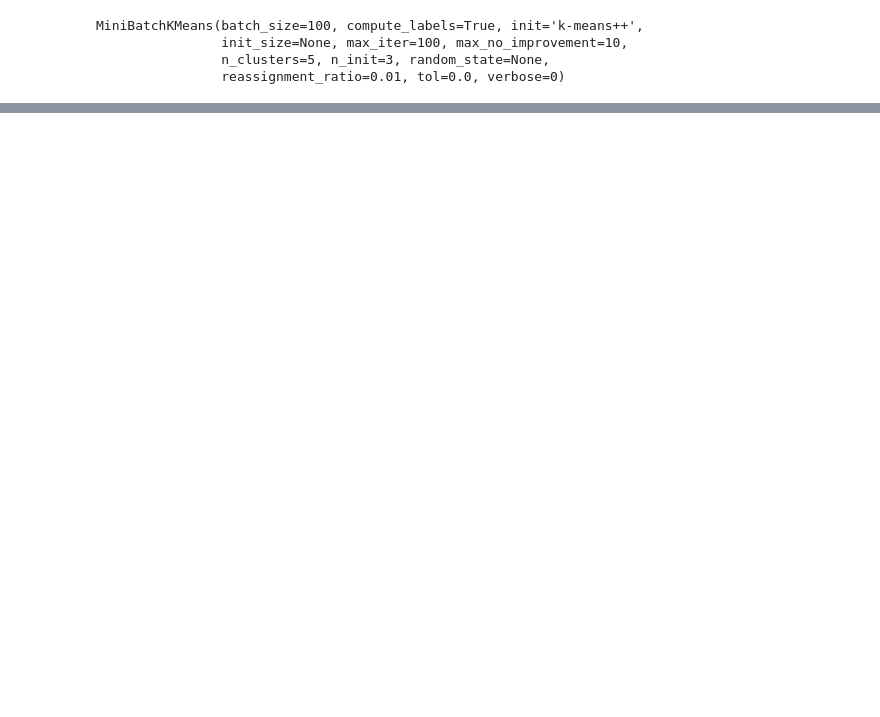
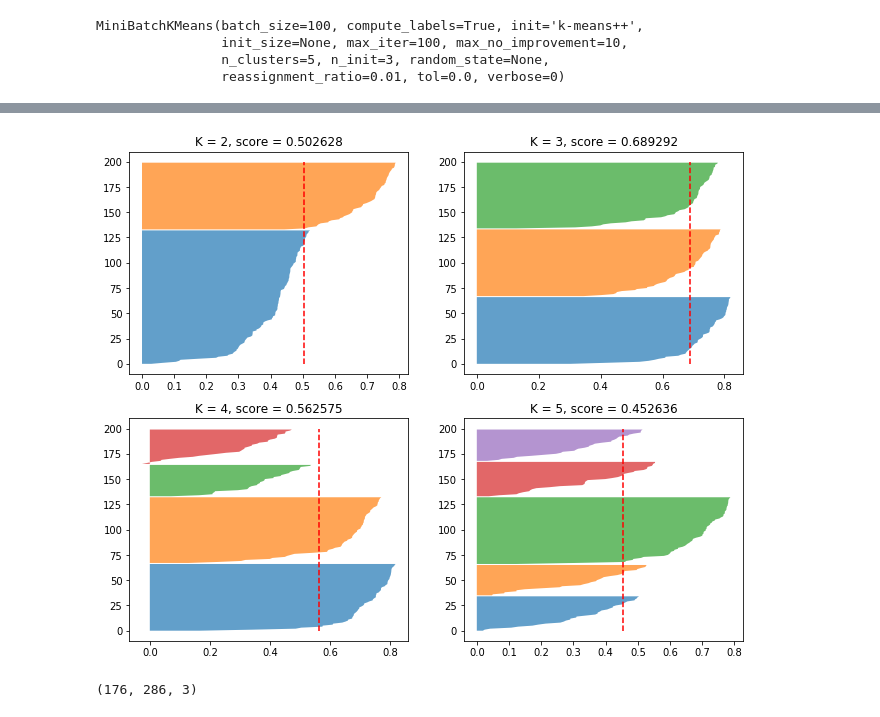
Before and after one commit to SubhoBasak/Learning_DataScience, a Jupyter notebook: 08_Unsupervised_learning/unsupervised_learning.ipynb, the cells around one changed output, grey strips where cells are left out. Saved outputs shown, nothing was run; the diff lists cells and outputs as text; code cells hidden in the pictures; blank space fills up the shorter version.

```diff
--- a/08_Unsupervised_learning/unsupervised_learning.ipynb
+++ b/08_Unsupervised_learning/unsupervised_learning.ipynb
@@ -292,0 +339,21 @@ for i in max_iter:
+# %%
+plt.figure(figsize = (11, 9))
+
+for k in (2, 3, 4, 5):
+    plt.subplot(2, 2, k-1)
+
+    kmeans = KMeans(n_clusters = k)
+    kmeans.fit(X)
+    silhouette_coef = silhouette_samples(X, kmeans.labels_)
+    pos = 0
+    ticks = []
+    for i in range(k):
+        coeffs = silhouette_coef[kmeans.labels_ == i]
+        coeffs.sort()
+
+        plt.fill_betweenx(np.arange(pos, pos+len(coeffs)), coeffs, alpha = 0.7)
+        pos += len(coeffs)
+    plt.plot([silhouette_coef.mean(), silhouette_coef.mean()], [0, len(X)], 'r--')
+    plt.title('K = %d, score = %f'% (k,silhouette_coef.mean()))
+# %% [output]
+[figure, added]
@@ -292,0 +362,5 @@ for i in max_iter:
+# %%
+img = imread('img.jpg')
+img.shape
+# %% [output]
+(176, 286, 3)
```
Also changed, not shown: parts of 38 cells of this notebook, 5 other files.
